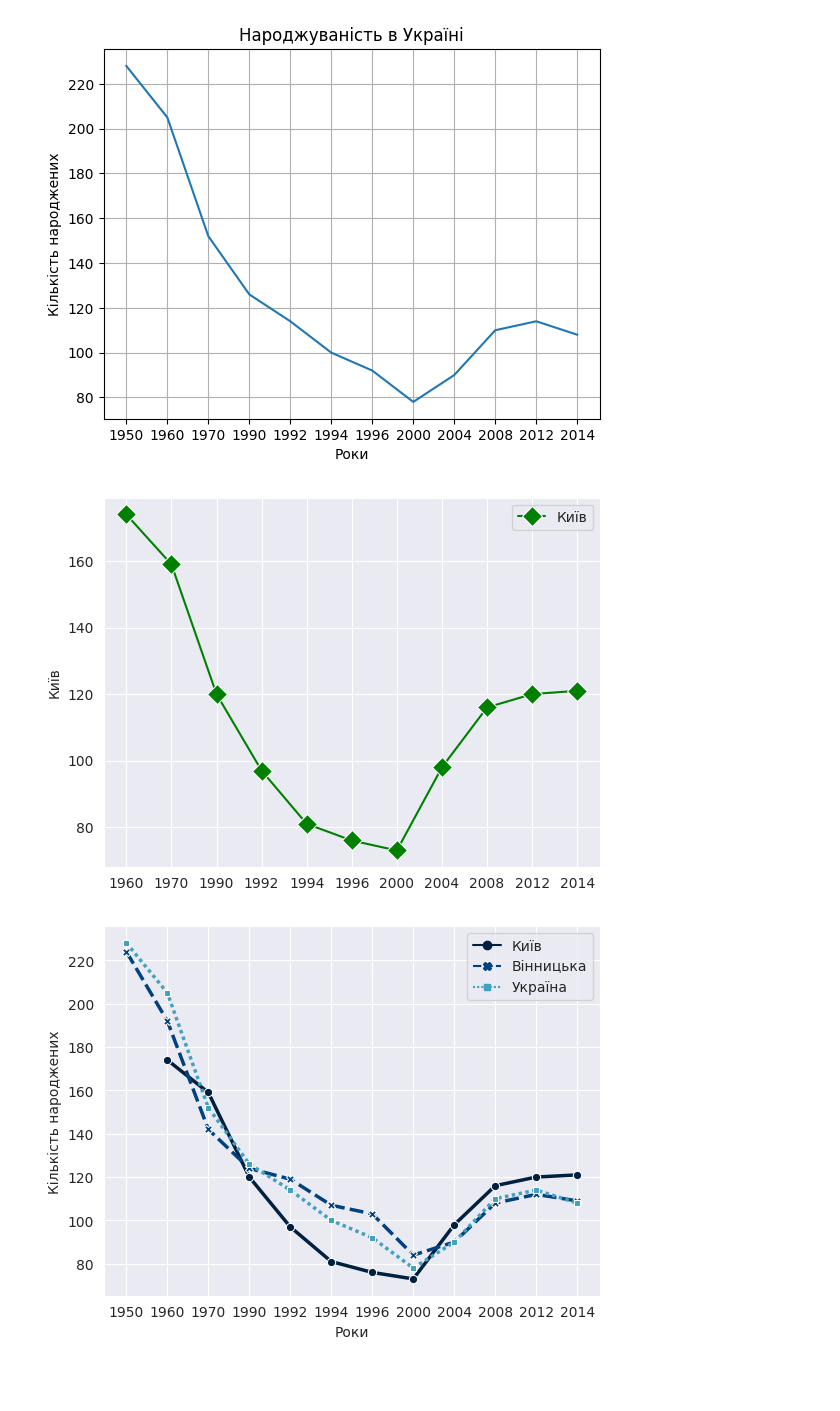
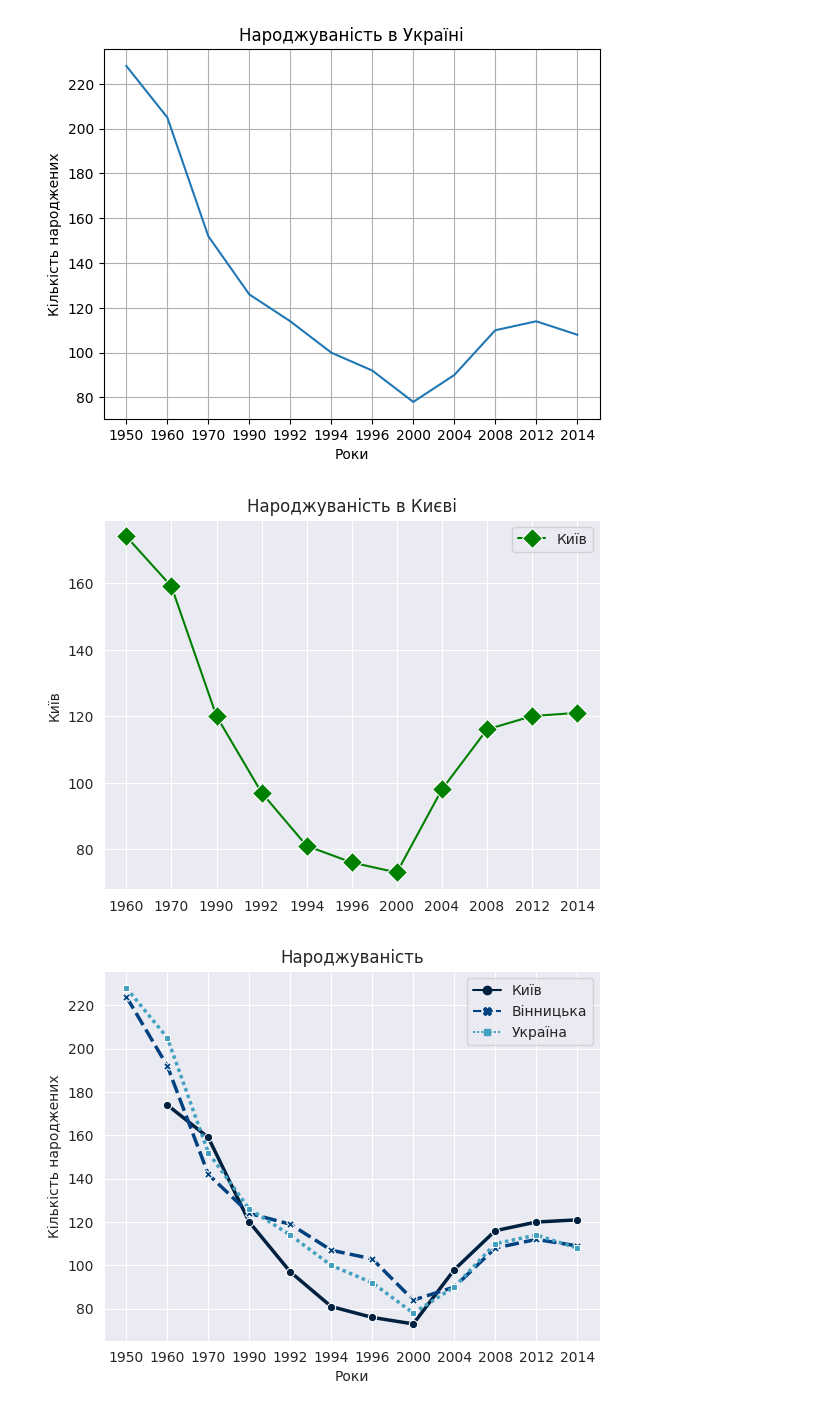
Before and after one commit to OlegAndrienko/HW2_DS, a Jupyter notebook: Hw2.1.ipynb, the cells around one changed output. Saved outputs shown, nothing was run; the diff lists cells and outputs as text; code cells hidden in the pictures; blank space fills up the shorter version.

```diff
--- a/Hw2.1.ipynb
+++ b/Hw2.1.ipynb
@@ -212,8 +227,8 @@ plt.show()
 [figure]
 # %%
 #Візуалізація даних з використанням бібліотеки seaborn
-x_1 = data[0].loc["Київ"].index
-y_1 = data[0].loc["Київ"].values
+x_1 = df.loc["Київ"].index
+y_1 = df.loc["Київ"].values
 sns.set_style("darkgrid")
 
 sns.lineplot(data=data[0].loc["Київ"],
@@ -224,29 +239,31 @@ sns.lineplot(data=data[0].loc["Київ"],
             marker="D",
             markersize=10,
             )
+plt.title("Народжуваність в Києві")
 plt.show()
 # %% [output]
-[figure, old version]
+[figure, new version]
 # %%
 # Вибираємо 2 регіони та візуалізуємо їх народжуваність за роками
 x_1 = data[0].loc["Київ"].index
 y_1 = data[0].loc["Київ"].values
 x_2 = data[0].loc["Вінницька область"].index
 y_2 = data[0].loc["Вінницька область"].values
 y_3 = data[0].loc["Україна"].values
 
 #використовуємо бібліотеку seaborn
 sns.set_style("darkgrid")
 data_set = pd.DataFrame({"Київ": y_1, "Вінницька": y_2, "Україна":y_3, "Роки":x_2 }, index=x_1)
 sns.lineplot(
             data=data_set,
             palette="ocean",
             linewidth=2.5,
             markers=True,
             legend="full",
              )
 xlabel = plt.xlabel("Роки")
 ylabel = plt.ylabel("Кількість народжених")
+plt.title("Народжуваність")
 plt.show()
 # %% [output]
-[figure, old version]
+[figure, new version]
```
Also changed, not shown: parts of 12 cells of this notebook.
